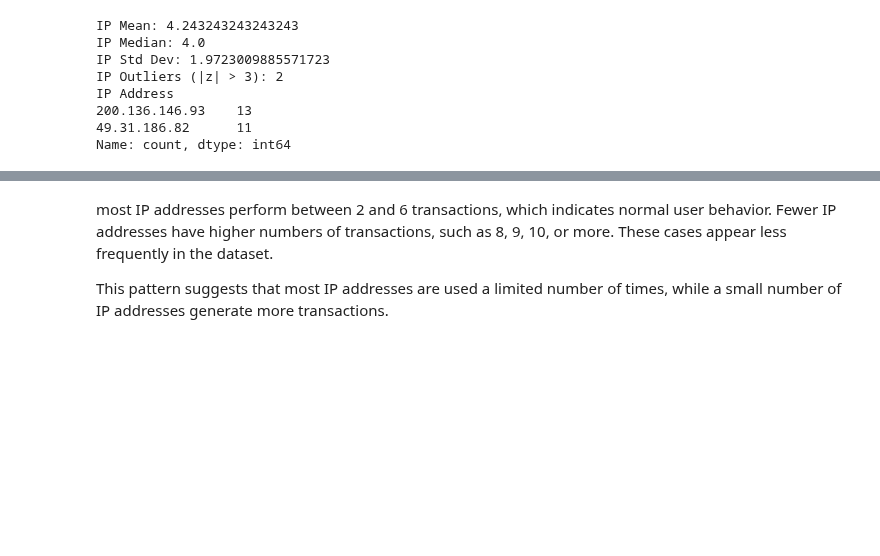
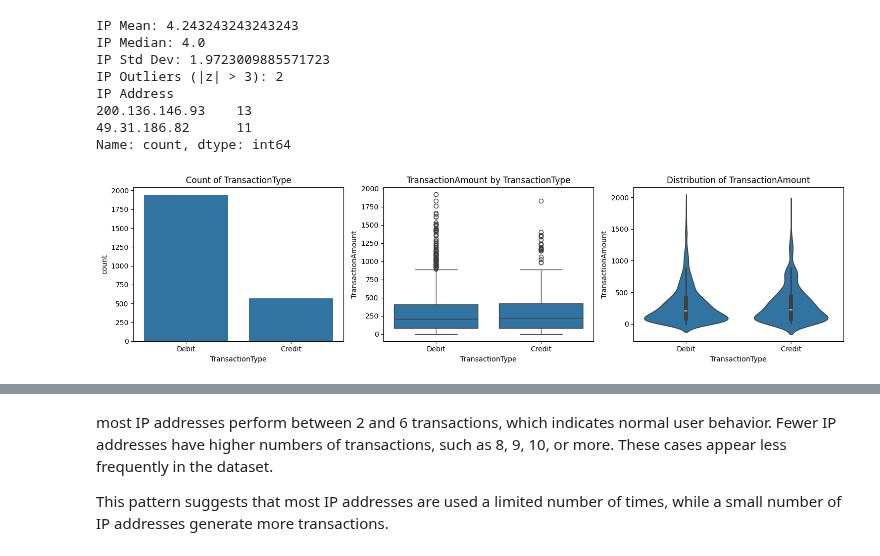
Before and after one commit to marghistani22/Data_Engineering, a Jupyter notebook: Untitled1.ipynb, the cells around one changed output, grey strips where cells are left out. Cells and saved outputs as stored; diff of their text form; code cells hidden in the pictures; blank space fills up the shorter version.

```diff
--- a/Untitled1.ipynb
+++ b/Untitled1.ipynb
@@ -667,3 +667,32 @@ IP Address
 200.136.146.93    13
 49.31.186.82      11
 Name: count, dtype: int64
+# %%
+import seaborn as sns
+import matplotlib.pyplot as plt
+
+def plot_categorical(column):
+
+    plt.figure(figsize=(15,4))
+
+    # Count plot
+    plt.subplot(1,3,1)
+    sns.countplot(x=df[column])
+    plt.title("Count of " + column)
+
+    # Box plot
+    plt.subplot(1,3,2)
+    sns.boxplot(x=df[column], y=df["TransactionAmount"])
+    plt.title("TransactionAmount by " + column)
+
+    # Violin plot
+    plt.subplot(1,3,3)
+    sns.violinplot(x=df[column], y=df["TransactionAmount"])
+    plt.title("Distribution of TransactionAmount")
+
+    plt.tight_layout()
+    plt.show()
+
+plot_categorical("TransactionType")
+# %% [output]
+[figure, added]
```
Also changed, not shown: parts of 14 cells of this notebook.
